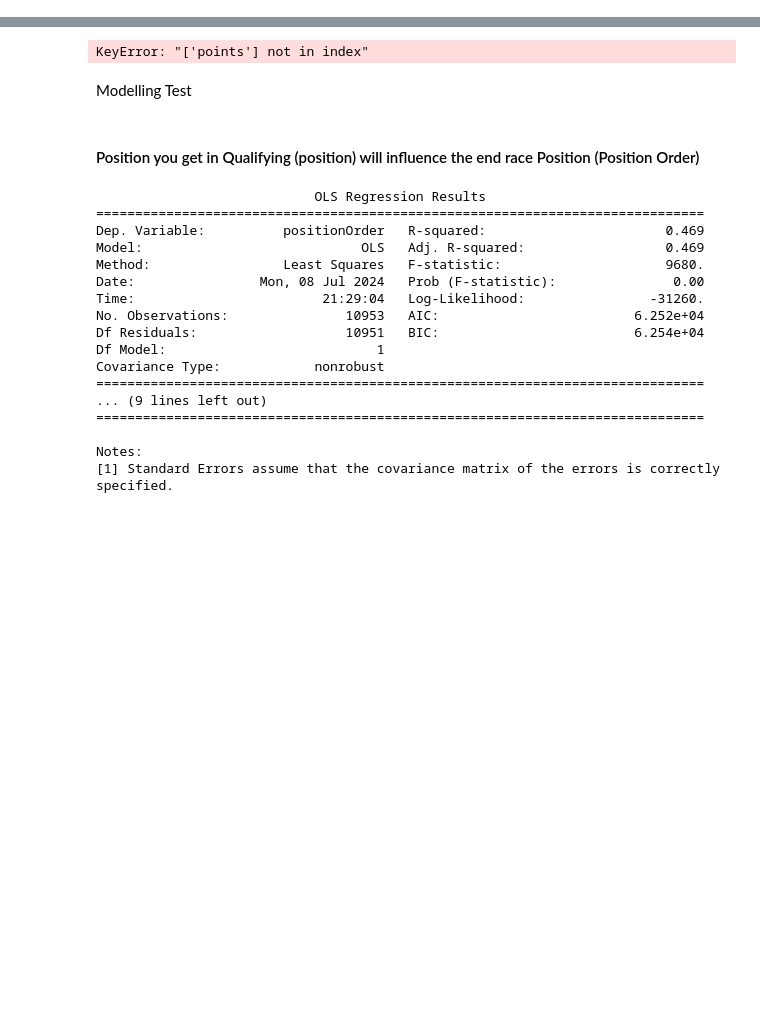
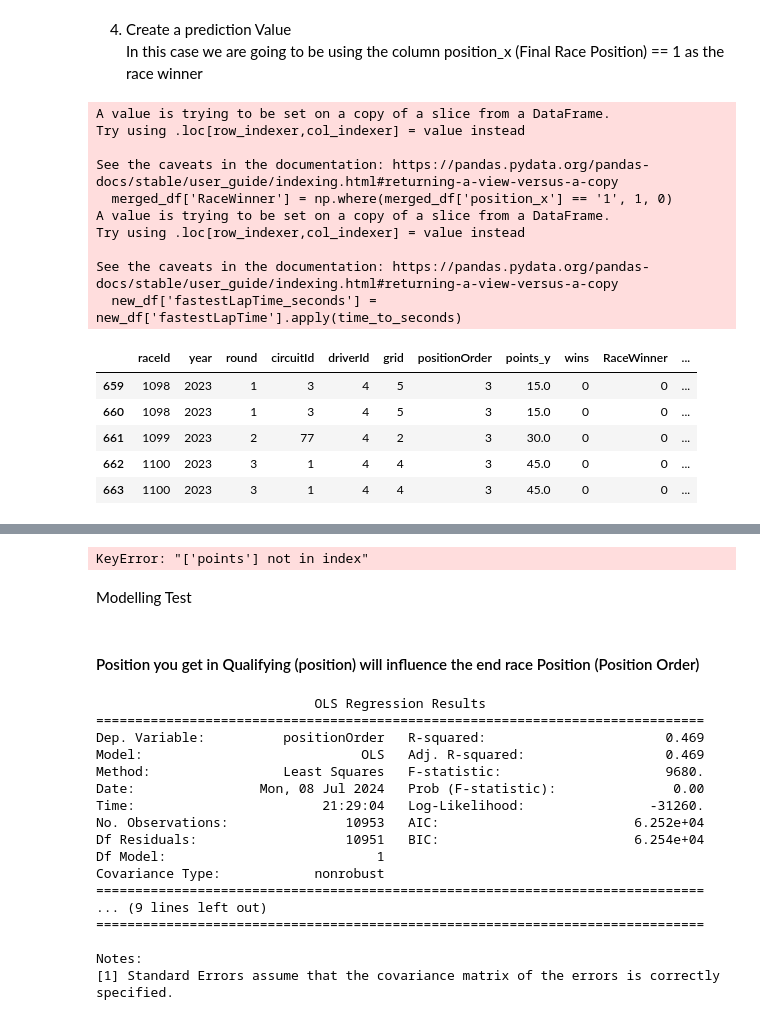
Before and after one commit to rameloa/School, a Jupyter notebook: 860AcquisitionManagementofData/Project/Code2.ipynb, the cells around one changed output, grey strips where cells are left out. Saved outputs shown, nothing was run; the diff lists cells and outputs as text; code cells hidden in the pictures; blank space fills up the shorter version.

```diff
--- a/860AcquisitionManagementofData/Project/Code2.ipynb
+++ b/860AcquisitionManagementofData/Project/Code2.ipynb
@@ -11,11 +14,3 @@ from sklearn.linear_model import LinearRegression
 from statsmodels.formula.api import ols
 from scipy.stats import norm, probplot
 from sklearn.preprocessing import StandardScaler
-
-def time_to_seconds(time_str):
-    if ':' in time_str:
-        mins, secs = time_str.split(':')
-        total_seconds = int(mins) * 60 + float(secs)
-    else:
-        total_seconds = float(time_str)
-    return total_seconds
@@ -136,0 +80,42 @@ X_train.shape, X_test.shape, y_train.shape, y_test.shape
+# %% [markdown]
+4. Create a prediction Value
+<br/> In this case we are going to be using the column position_x (Final Race Position) == 1 as the race winner
+# %%
+import numpy as np
+merged_df['RaceWinner'] = np.where(merged_df['position_x'] == '1', 1, 0)
+merged_df[merged_df['RaceWinner']==1].head()
+relevant_columns = ['raceId', 'year', 'round', 'circuitId', 'driverId', 'grid', 'positionOrder', 'fastestLapTime', 'points_y', 'wins', 'RaceWinner']
+new_df = merged_df[relevant_columns]
+def time_to_seconds(time_str):
+    # Check if the input is a string and contains the expected ':' character
+    if pd.isna(time_str) or ':' not in time_str:
+        return None  # Return None for missing or malformed data
+
+    # Try to split the time string and convert to seconds
+    try:
+        minutes, seconds = time_str.split(':')
+        return int(minutes) * 60 + float(seconds)
+    except ValueError:
+        return None
+
+# Apply the function to the column
+new_df['fastestLapTime_seconds'] = new_df['fastestLapTime'].apply(time_to_seconds)
+new_df = new_df.drop(columns=['fastestLapTime'])
+new_df.head()
+# %% [output]
+A value is trying to be set on a copy of a slice from a DataFrame.
+Try using .loc[row_indexer,col_indexer] = value instead
+
+See the caveats in the documentation: https://pandas.pydata.org/pandas-docs/stable/user_guide/indexing.html#returning-a-view-versus-a-copy
+  merged_df['RaceWinner'] = np.where(merged_df['position_x'] == '1', 1, 0)
+A value is trying to be set on a copy of a slice from a DataFrame.
+Try using .loc[row_indexer,col_indexer] = value instead
+
+See the caveats in the documentation: https://pandas.pydata.org/pandas-docs/stable/user_guide/indexing.html#returning-a-view-versus-a-copy
+  new_df['fastestLapTime_seconds'] = new_df['fastestLapTime'].apply(time_to_seconds)
+|  | raceId | year | round | circuitId | driverId | grid | positionOrder | points_y | wins | RaceWinner | ... |
+| 659 | 1098 | 2023 | 1 | 3 | 4 | 5 | 3 | 15.0 | 0 | 0 | ... |
+| 660 | 1098 | 2023 | 1 | 3 | 4 | 5 | 3 | 15.0 | 0 | 0 | ... |
+| 661 | 1099 | 2023 | 2 | 77 | 4 | 2 | 3 | 30.0 | 0 | 0 | ... |
+| 662 | 1100 | 2023 | 3 | 1 | 4 | 4 | 3 | 45.0 | 0 | 0 | ... |
+| 663 | 1100 | 2023 | 3 | 1 | 4 | 4 | 3 | 45.0 | 0 | 0 | ... |
```
Also changed, not shown: parts of 19 cells of this notebook, 5 other files.
